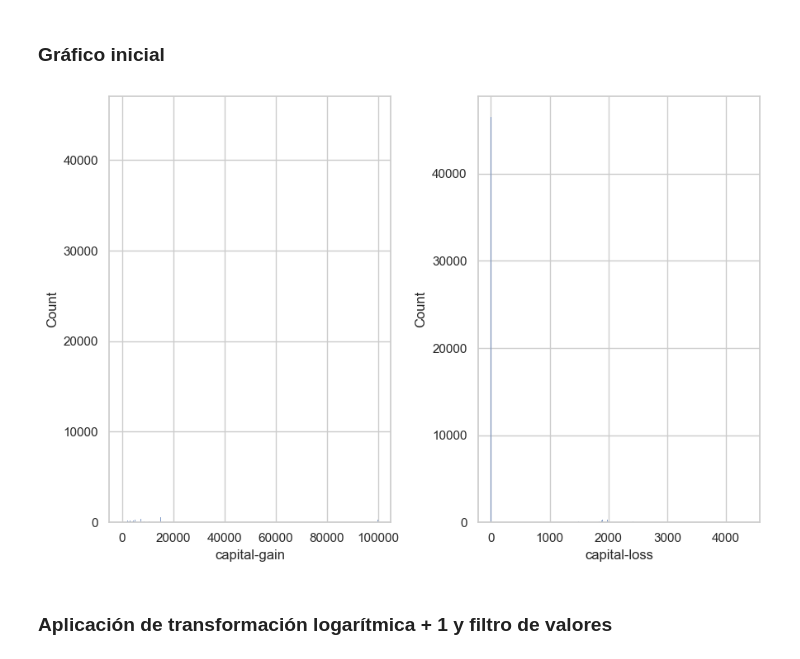
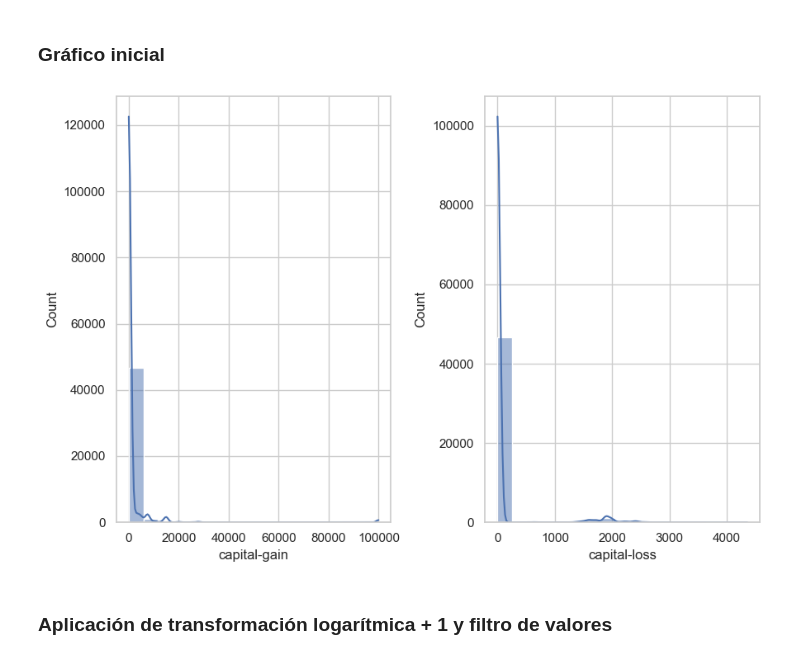
Before and after one commit to Marcelloprime/rnn_adult_income_prediction, a Jupyter notebook: 01_eda.ipynb, the cells around one changed output. Saved outputs shown, nothing was run; the diff lists cells and outputs as text; code cells hidden in the pictures.

```diff
--- a/01_eda.ipynb
+++ b/01_eda.ipynb
@@ -513,13 +526,13 @@ plt.show()
 # %%
 spec_col = ['capital-gain','capital-loss']
 fig, axes = plt.subplots(1, 2, figsize=(9, 6))
 axes = axes.flatten()
 for c, ax in zip(spec_col, axes):
-    sns.histplot(df[c], ax = ax)
+    sns.histplot(df[c], ax = ax, kde = True)
 plt.tight_layout()
 plt.show()
 # %% [output]
-[figure, old version]
+[figure, new version]
 # %% [markdown]
 ### Aplicación de transformación logarítmica + 1 y filtro de valores
 # %%
```
Also changed, not shown: parts of 7 cells of this notebook, 50 other files.
